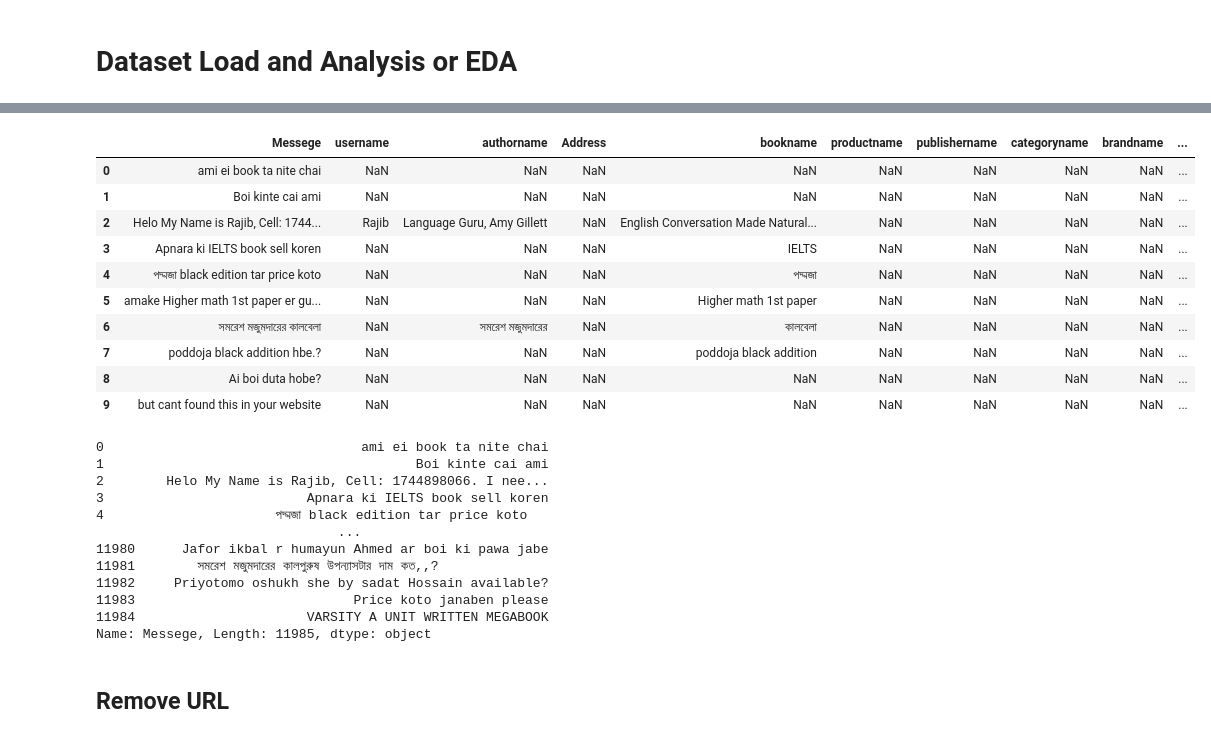
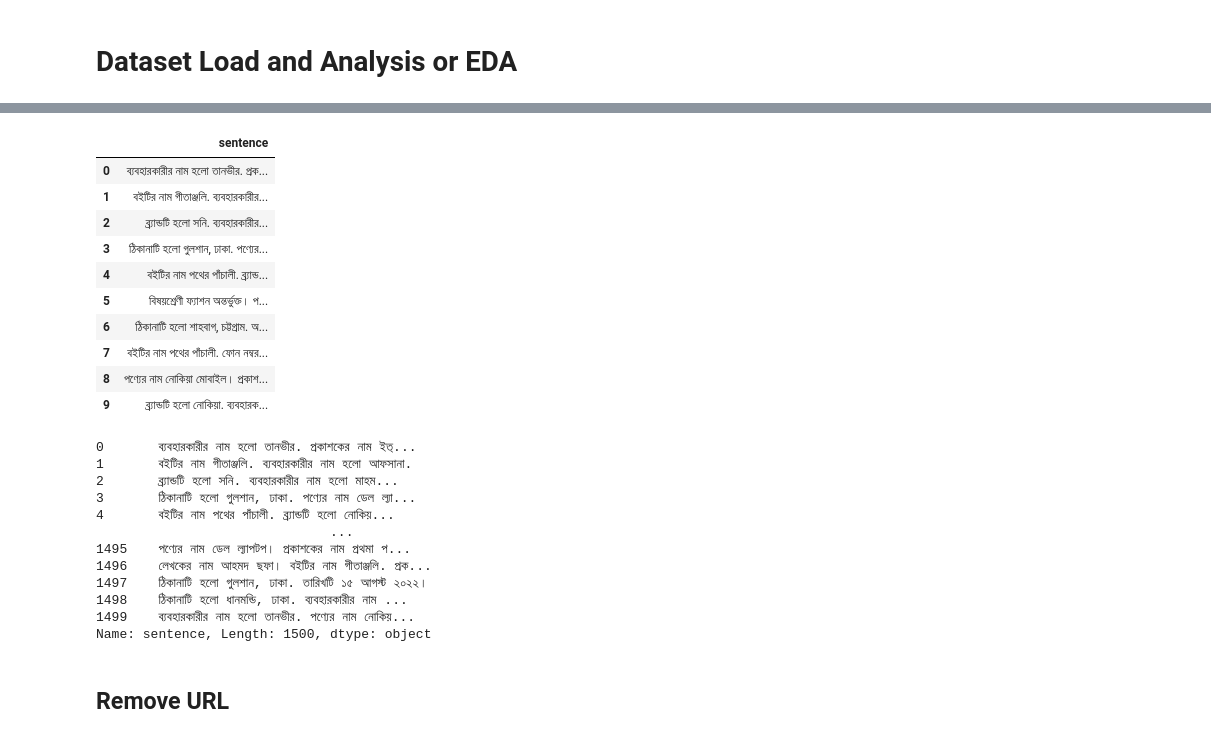
Before and after one commit to shuvo881/NER-tracking, a Jupyter notebook: code/main.ipynb, the cells around one changed output, grey strips where cells are left out. Cells and saved outputs as stored; diff of their text form; code cells hidden in the pictures.

Commit message:
NER dataset genetated

```diff
--- a/code/main.ipynb
+++ b/code/main.ipynb
@@ -15,36 +17,37 @@ for dirname, _, filenames in os.walk('../data/input'):
 ../data/input/NER_Training_Data.xlsx
 # %%
-df = pd.read_excel('../data/input/NER_Training_Data.xlsx')
+# df = pd.read_excel('../data/input/NER_Training_Data.xlsx')
+df = pd.read_csv('../data/input/Multiple_NER_Bengali_Dataset.csv')
 df.head(10)
 # %% [output]
-|  | Messege | username | authorname | Address | bookname | productname | publishername | categoryname | brandname | ... |
-| 0 | ami ei book ta nite chai | NaN | NaN | NaN | NaN | NaN | NaN | NaN | NaN | ... |
-| 1 | Boi kinte cai ami | NaN | NaN | NaN | NaN | NaN | NaN | NaN | NaN | ... |
-| 2 | Helo My Name is Rajib, Cell: 1744... | Rajib | Language Guru, Amy Gillett | NaN | English Conversation Made Natural... | NaN | NaN | NaN | NaN | ... |
-| 3 | Apnara ki IELTS book sell koren | NaN | NaN | NaN | IELTS | NaN | NaN | NaN | NaN | ... |
-| 4 | পদ্মজা black edition tar price koto | NaN | NaN | NaN | পদ্মজা | NaN | NaN | NaN | NaN | ... |
-| 5 | amake Higher math 1st paper er gu... | NaN | NaN | NaN | Higher math 1st paper | NaN | NaN | NaN | NaN | ... |
-| 6 | সমরেশ মজুমদারের কালবেলা | NaN | সমরেশ মজুমদারের | NaN | কালবেলা | NaN | NaN | NaN | NaN | ... |
-| 7 | poddoja black addition hbe.? | NaN | NaN | NaN | poddoja black addition | NaN | NaN | NaN | NaN | ... |
-| 8 | Ai boi duta hobe? | NaN | NaN | NaN | NaN | NaN | NaN | NaN | NaN | ... |
-| 9 | but cant found this in your website | NaN | NaN | NaN | NaN | NaN | NaN | NaN | NaN | ... |
+|  | sentence |
+| 0 | ব্যবহারকারীর নাম হলো তানভীর. প্রক... |
+| 1 | বইটির নাম গীতাঞ্জলি. ব্যবহারকারীর... |
+| 2 | ব্র্যান্ডটি হলো সনি. ব্যবহারকারীর... |
+| 3 | ঠিকানাটি হলো গুলশান, ঢাকা. পণ্যের... |
+| 4 | বইটির নাম পথের পাঁচালী. ব্র্যান্ড... |
+| 5 | বিষয়শ্রেণী ফ্যাশন অন্তর্ভুক্ত। প... |
+| 6 | ঠিকানাটি হলো শাহবাগ, চট্টগ্রাম. অ... |
+| 7 | বইটির নাম পথের পাঁচালী. ফোন নম্বর... |
+| 8 | পণ্যের নাম নোকিয়া মোবাইল। প্রকাশ... |
+| 9 | ব্র্যান্ডটি হলো নোকিয়া. ব্যবহারক... |
 # %%
 # extract messages
-messages_df = df['Messege']
+messages_df = df['sentence']
 messages_df
 # %% [output]
-0                                 ami ei book ta nite chai
-1                                        Boi kinte cai ami
-2        Helo My Name is Rajib, Cell: 1744898066. I nee...
-3                          Apnara ki IELTS book sell koren
-4                      পদ্মজা black edition tar price koto
-                               ...
-11980      Jafor ikbal r humayun Ahmed ar boi ki pawa jabe
-11981        সমরেশ মজুমদারের কালপুরুষ উপন্যাসটার দাম কত,,?
-11982     Priyotomo oshukh she by sadat Hossain available?
-11983                            Price koto janaben please
-11984                      VARSITY A UNIT WRITTEN MEGABOOK
-Name: Messege, Length: 11985, dtype: object
+0       ব্যবহারকারীর নাম হলো তানভীর. প্রকাশকের নাম ইত্...
+1       বইটির নাম গীতাঞ্জলি. ব্যবহারকারীর নাম হলো আফসানা.
+2       ব্র্যান্ডটি হলো সনি. ব্যবহারকারীর নাম হলো মাহম...
+3       ঠিকানাটি হলো গুলশান, ঢাকা. পণ্যের নাম ডেল ল্যা...
+4       বইটির নাম পথের পাঁচালী. ব্র্যান্ডটি হলো নোকিয়...
+                              ...
+1495    পণ্যের নাম ডেল ল্যাপটপ। প্রকাশকের নাম প্রথমা প...
+1496    লেখকের নাম আহমদ ছফা। বইটির নাম গীতাঞ্জলি. প্রক...
+1497    ঠিকানাটি হলো গুলশান, ঢাকা. তারিখটি ১৫ আগস্ট ২০২২।
+1498    ঠিকানাটি হলো ধানমন্ডি, ঢাকা. ব্যবহারকারীর নাম ...
+1499    ব্যবহারকারীর নাম হলো তানভীর. পণ্যের নাম নোকিয়...
+Name: sentence, Length: 1500, dtype: object
 # %% [markdown]
 ## Remove URL
 # %%
```
Also changed, not shown: parts of 10 cells of this notebook, 3 other files.
